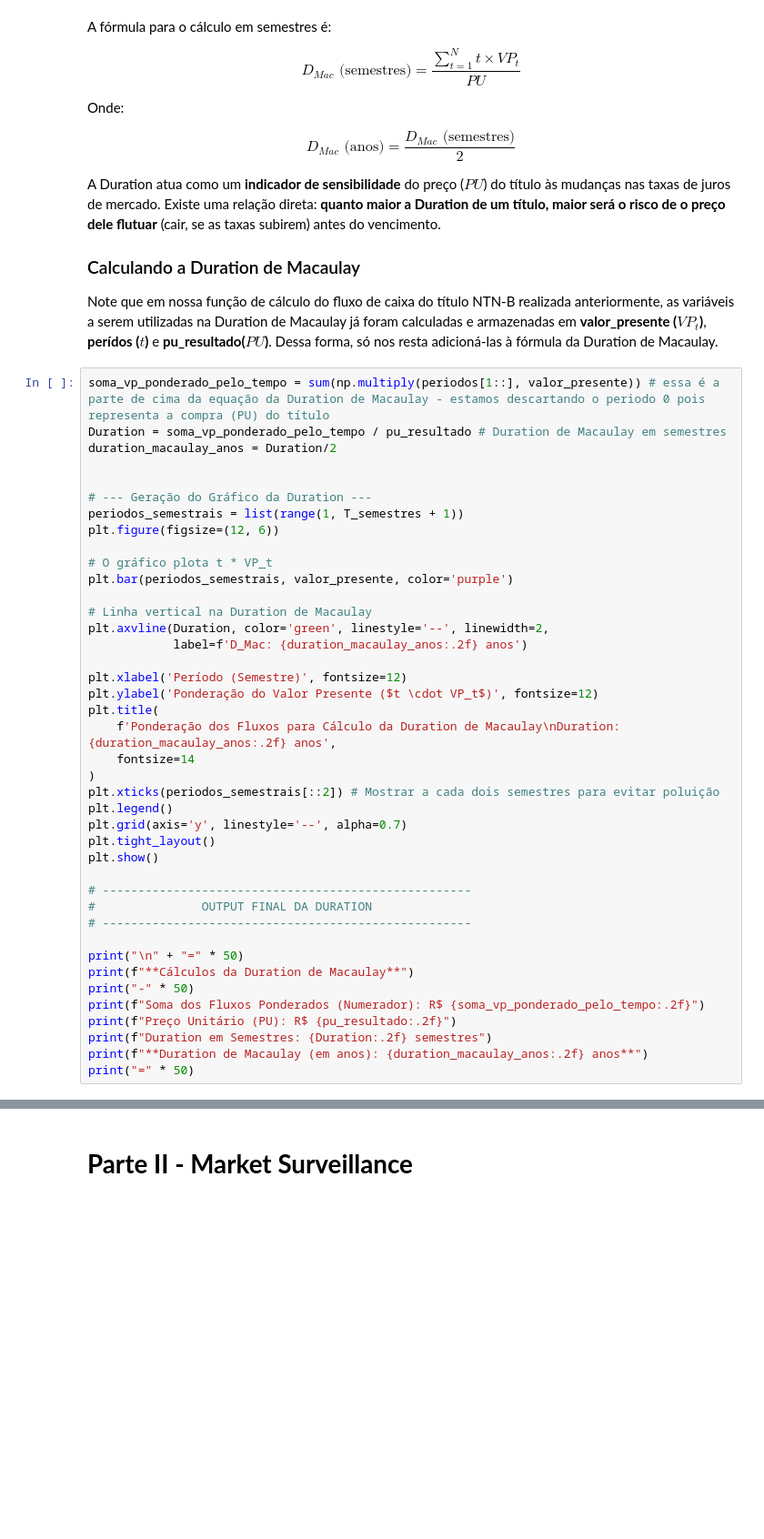
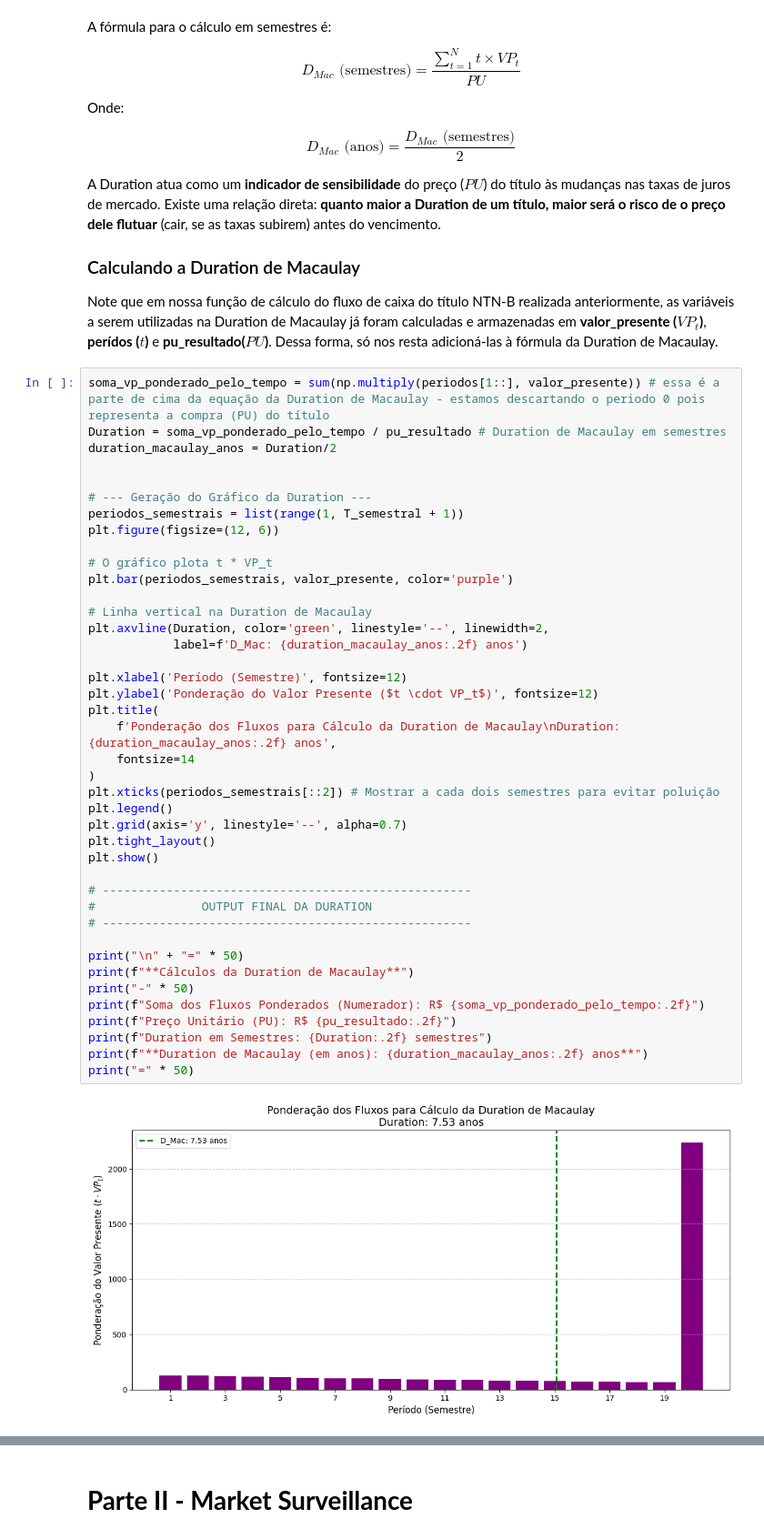
Before and after one commit to nicolasquant/Cases, a Jupyter notebook: Case_Kinea/Case_Kinea_Nicolas_Cenedesi.ipynb, the cells around one changed output, grey strips where cells are left out. Shown: that part at 91% size. Drawn from its saved outputs; the diff is of its cells as text; blank space fills up the shorter version.

```diff
--- a/Case_Kinea/Case_Kinea_Nicolas_Cenedesi.ipynb
+++ b/Case_Kinea/Case_Kinea_Nicolas_Cenedesi.ipynb
@@ -333,37 +333,39 @@ duration_macaulay_anos = Duration/2
 
 
 # --- Geração do Gráfico da Duration ---
-periodos_semestrais = list(range(1, T_semestres + 1))
+periodos_semestrais = list(range(1, T_semestral + 1))
 plt.figure(figsize=(12, 6))
 
 # O gráfico plota t * VP_t
 plt.bar(periodos_semestrais, valor_presente, color='purple')
 
 # Linha vertical na Duration de Macaulay
 plt.axvline(Duration, color='green', linestyle='--', linewidth=2,
             label=f'D_Mac: {duration_macaulay_anos:.2f} anos')
 
 plt.xlabel('Período (Semestre)', fontsize=12)
 plt.ylabel('Ponderação do Valor Presente ($t \cdot VP_t$)', fontsize=12)
 plt.title(
     f'Ponderação dos Fluxos para Cálculo da Duration de Macaulay\nDuration: {duration_macaulay_anos:.2f} anos',
     fontsize=14
 )
 plt.xticks(periodos_semestrais[::2]) # Mostrar a cada dois semestres para evitar poluição
 plt.legend()
 plt.grid(axis='y', linestyle='--', alpha=0.7)
 plt.tight_layout()
 plt.show()
 
 # ----------------------------------------------------
 #               OUTPUT FINAL DA DURATION
 # ----------------------------------------------------
 
 print("\n" + "=" * 50)
 print(f"**Cálculos da Duration de Macaulay**")
 print("-" * 50)
 print(f"Soma dos Fluxos Ponderados (Numerador): R$ {soma_vp_ponderado_pelo_tempo:.2f}")
 print(f"Preço Unitário (PU): R$ {pu_resultado:.2f}")
 print(f"Duration em Semestres: {Duration:.2f} semestres")
 print(f"**Duration de Macaulay (em anos): {duration_macaulay_anos:.2f} anos**")
 print("=" * 50)
+# %% [output]
+[figure, added]
```
Also changed, not shown: parts of 2 cells of this notebook.
